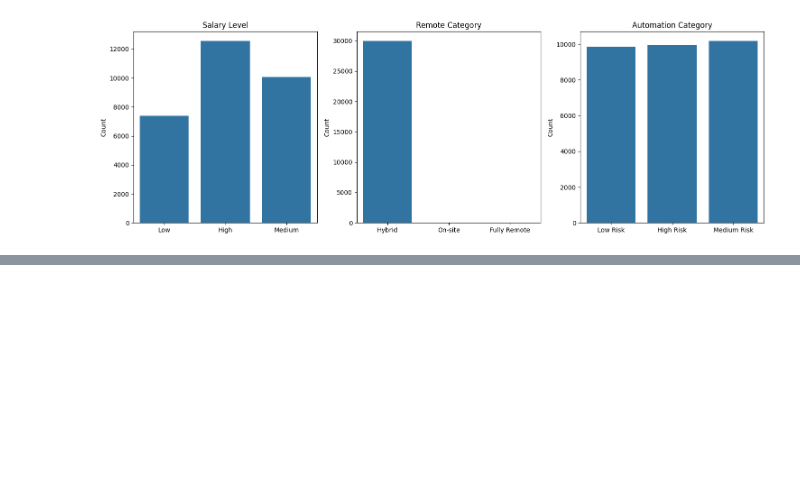
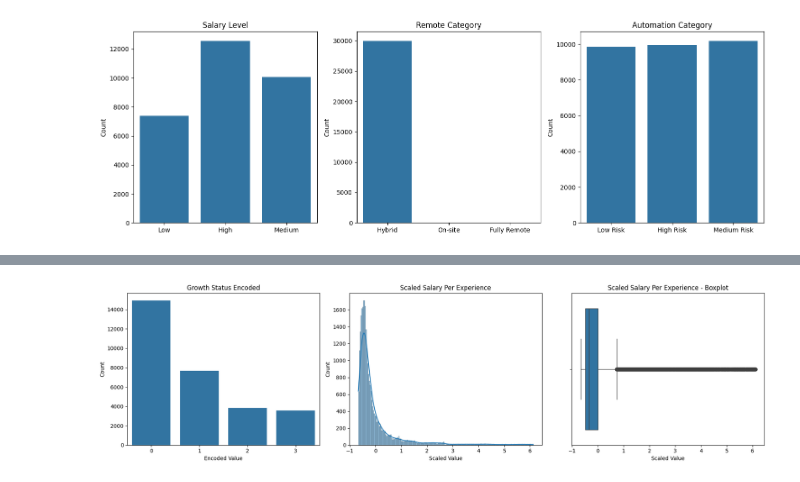
Before and after one commit to AJ0043/AI-Future-of-Jobs-Intelligence-Platform, a Jupyter notebook: AI_Adoption_&_Growth_Analysis.ipynb, the cells around one changed output, grey strips where cells are left out. Cells and saved outputs as stored; diff of their text form; code cells hidden in the pictures; blank space fills up the shorter version.

```diff
--- a/AI_Adoption_&_Growth_Analysis.ipynb
+++ b/AI_Adoption_&_Growth_Analysis.ipynb
@@ -3855,0 +3961,53 @@ plt.show()
+# %%
+# Feature Engineering Visualization
+# Visualizing encoded growth status and scaled salary per experience
+
+plt.figure(figsize=(18, 5))
+
+
+# Plot 1: Growth Status Encoded Distribution
+plt.subplot(1, 3, 1)
+
+sns.countplot(
+    data=Featuring,
+    x="Growth_Status_Encoded"
+)
+
+plt.title("Growth Status Encoded")
+plt.xlabel("Encoded Value")
+plt.ylabel("Count")
+
+
+# Plot 2: Scaled Salary Per Experience Distribution
+plt.subplot(1, 3, 2)
+
+sns.histplot(
+    data=Featuring,
+    x="Salary_Per_Experience_Scaled",
+    kde=True
+)
+
+plt.title("Scaled Salary Per Experience")
+plt.xlabel("Scaled Value")
+plt.ylabel("Count")
+
+
+# Plot 3: Scaled Salary Per Experience Outliers
+plt.subplot(1, 3, 3)
+
+sns.boxplot(
+    data=Featuring,
+    x="Salary_Per_Experience_Scaled"
+)
+
+plt.title("Scaled Salary Per Experience - Boxplot")
+plt.xlabel("Scaled Value")
+
+
+# Adjust spacing between all plots
+plt.tight_layout()
+
+# Display all three plots
+plt.show()
+# %% [output]
+[figure, added]
```
Also changed, not shown: parts of 2 cells of this notebook.
